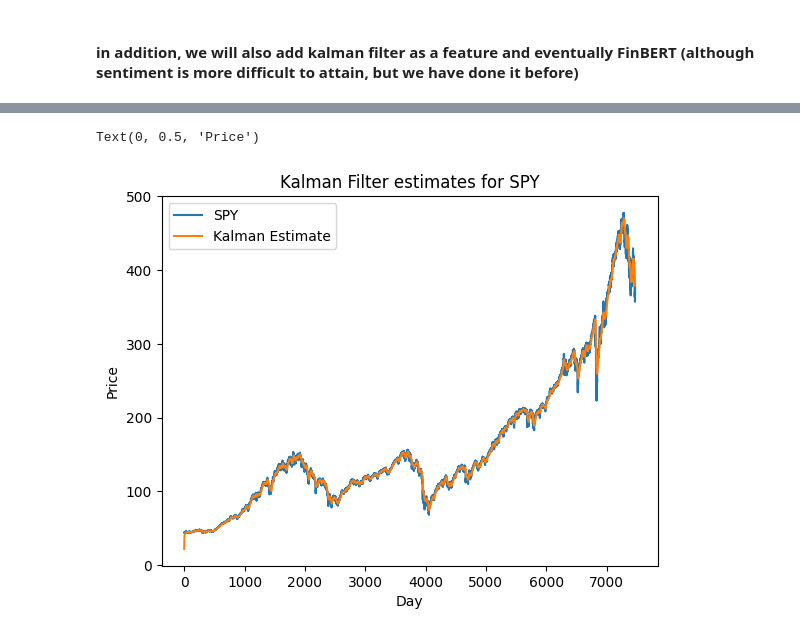
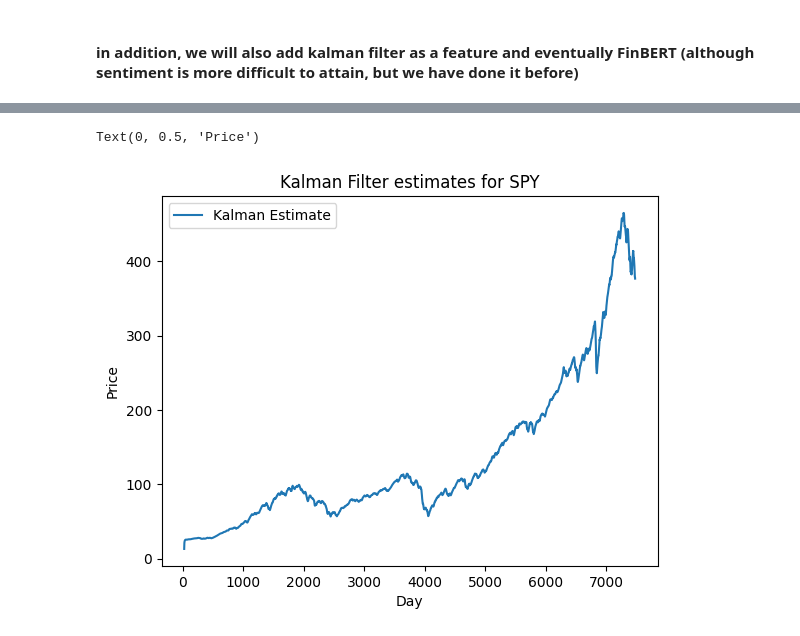
Before and after one commit to Ryan-Ray-Martin/Trading_Agent, a Jupyter notebook: stock_price_prediction.ipynb, the cells around one changed output, grey strips where cells are left out. Saved outputs shown, nothing was run; the diff lists cells and outputs as text; code cells hidden in the pictures.

```diff
--- a/stock_price_prediction.ipynb
+++ b/stock_price_prediction.ipynb
@@ -25,6 +23,6 @@ data = yf.download("SPY", start="1900-01-01", end="2022-10-05")
 # %% [markdown]
 #### view dataframe from API response
 # %%
-df=data.reset_index()
-df.tail()
+df=df.reset_index()
+df.head()
 # %% [output]
@@ -73,5 +71,5 @@ df.head()
 # %%
-df = df.drop(columns=['month', 'day', 'Date', 'Adj Close'])
+df = df.drop(columns=['month', 'day', 'Date'])
 # %%
 df.head()
 # %% [output]
@@ -84,9 +82,6 @@ df.head()
 # %% [markdown]
 #### For now, we add all technical indicators available in the ta library for exploration purposes. The less descriptive TI's will be discarded.
 # %%
-# Clean NaN values
-df = dropna(df)
-
 # Add all ta features
 df = add_all_ta_features(
     df, open="Open", high="High", low="Low", close="Close", volume="Volume")
@@ -123,3 +88,7 @@ Index(['Open', 'High', 'Low', 'Close', 'Volume', 'month_sin', 'month_cos',
+# %%
+df = df[['Open', 'High', 'Low', 'Close', 'Volume', 'month_sin', 'month_cos', 'day_sin', 'day_cos', 'momentum_rsi', 'trend_sma_fast', 'trend_sma_slow', 'trend_ema_fast', 'trend_ema_slow', 'momentum_stoch', 'trend_macd', 'momentum_wr', 'momentum_rsi']]
+df['pct_change'] = df['Close'].pct_change()
+df = df.dropna()
 # %% [markdown]
 #### in addition, we will also add kalman filter as a feature and eventually FinBERT (although sentiment is more difficult to attain, but we have done it before)
 # %%
@@ -155,12 +123,12 @@ df.head()
 # %%
-df[['Close','KF_mean']].plot()
+df[['KF_mean']].plot()
 plt.title('Kalman Filter estimates for SPY')
-plt.legend(['SPY','Kalman Estimate'])
+plt.legend(['Kalman Estimate'])
 plt.xlabel('Day')
 plt.ylabel('Price')
 # %% [output]
 Text(0, 0.5, 'Price')
-[figure, old version]
+[figure, new version]
 # %%
 plt.plot(np.array(df['day_sin'])[:250])
 plt.plot(np.array(df['day_cos'])[:250])
```
Also changed, not shown: parts of 56 cells of this notebook.
